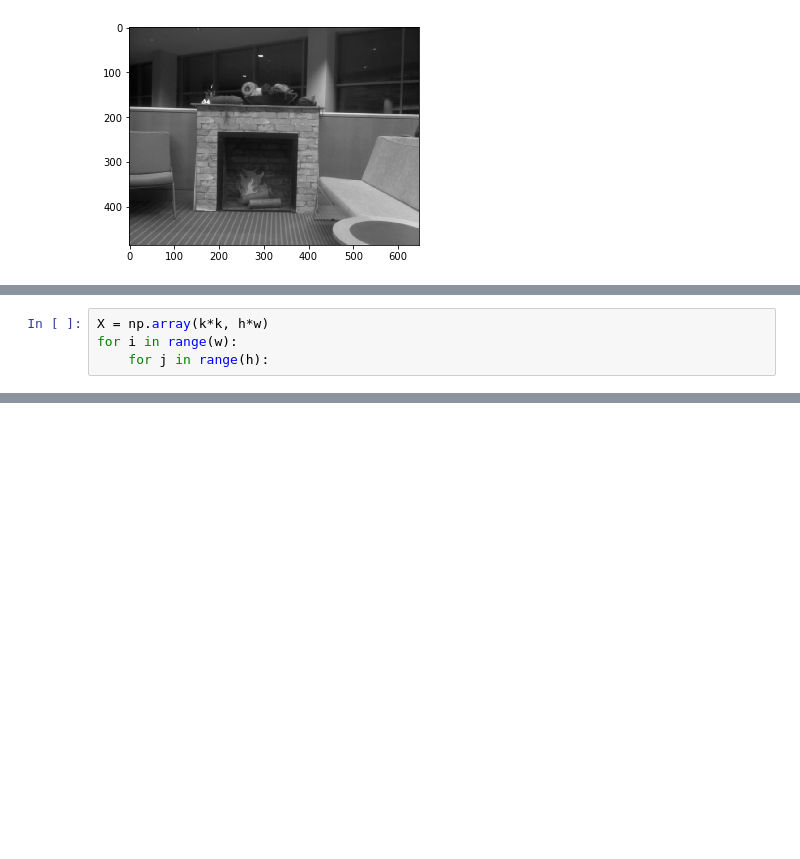
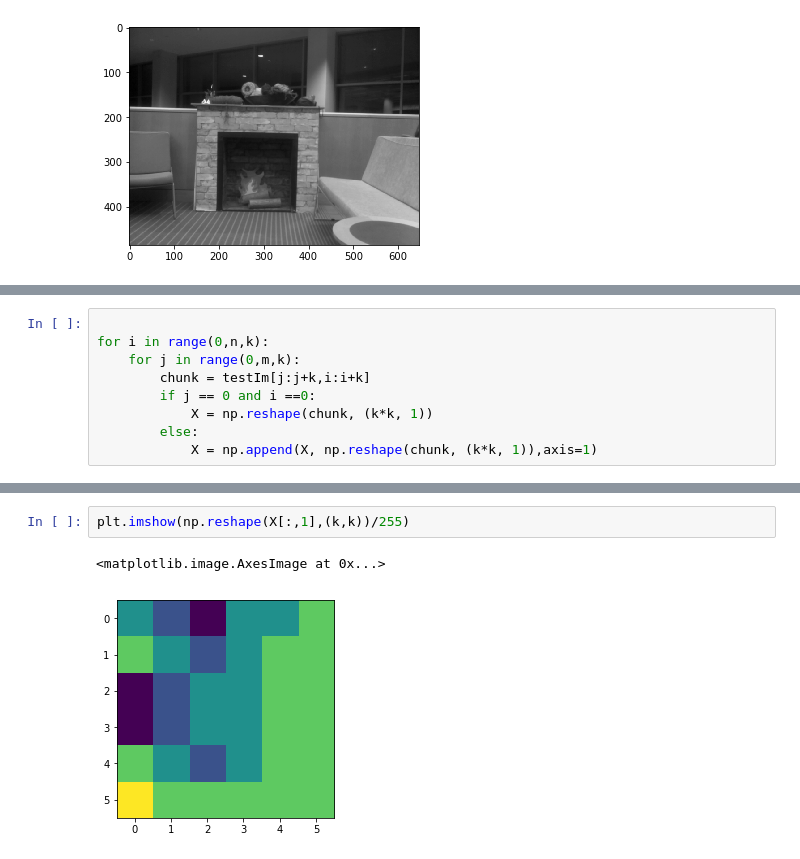
Before and after one commit to newsch/wonky-bobbin, a Jupyter notebook: PCAbw.ipynb, the cells around one changed output, grey strips where cells are left out. Saved outputs shown, nothing was run; the diff lists cells and outputs as text; blank space fills up the shorter version.

```diff
--- a/PCAbw.ipynb
+++ b/PCAbw.ipynb
@@ -33,4 +32,0 @@ w = n//k
-# %%
-X = np.array(k*k, h*w)
-for i in range(w):
-    for j in range(h):
@@ -36,0 +45,9 @@ for i in range(w):
+# %%
+
+for i in range(0,n,k):
+    for j in range(0,m,k):
+        chunk = testIm[j:j+k,i:i+k]
+        if j == 0 and i ==0:
+            X = np.reshape(chunk, (k*k, 1))
+        else:
+            X = np.append(X, np.reshape(chunk, (k*k, 1)),axis=1)
@@ -36,0 +58,5 @@ for i in range(w):
+# %%
+plt.imshow(np.reshape(X[:,1],(k,k))/255)
+# %% [output]
+<matplotlib.image.AxesImage at 0x...>
+[figure, added]
```
Also changed, not shown: parts of 8 cells of this notebook, 2 other files.
